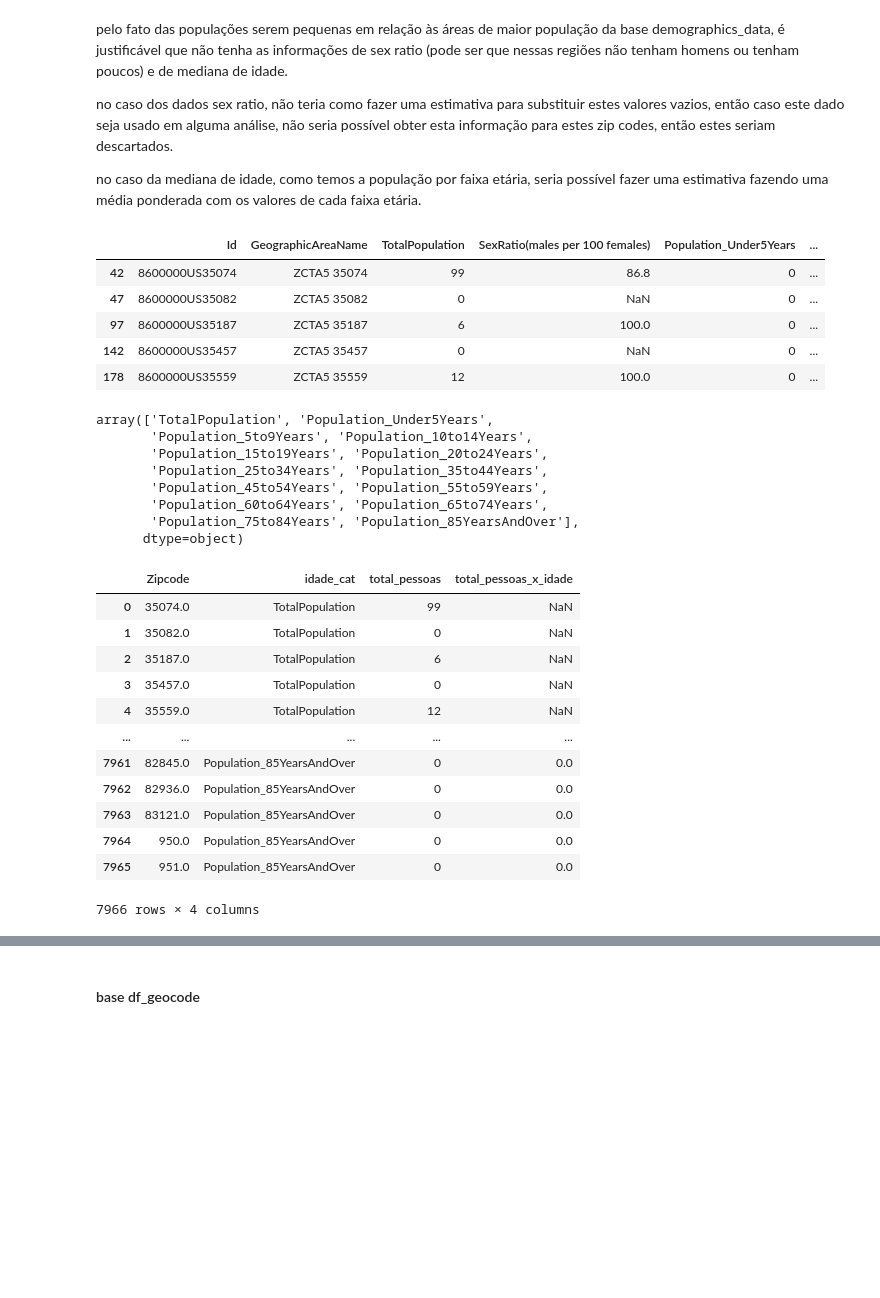
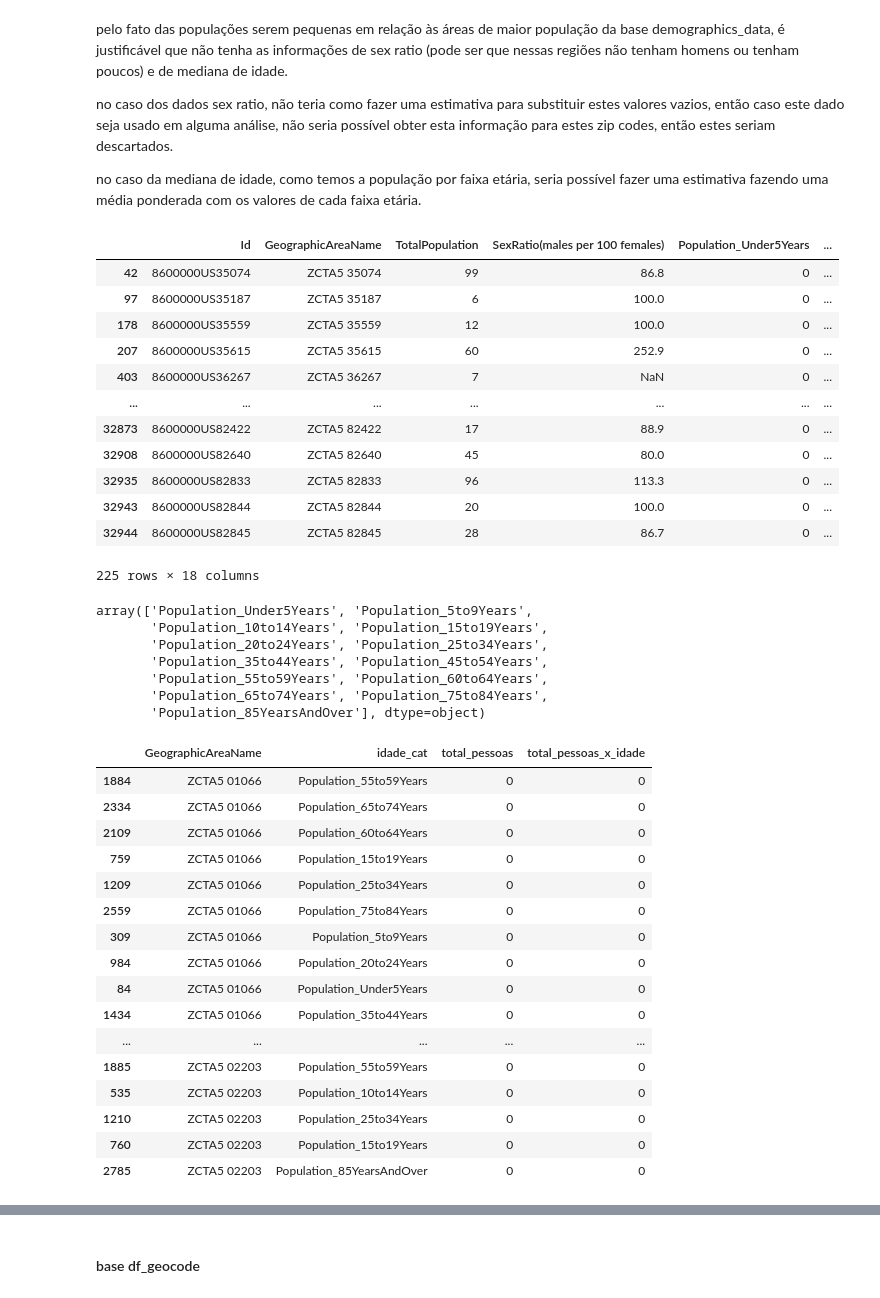
Before and after one commit to leticiafaria7/case-elogroup, a Jupyter notebook: 1_checagem-tratamento-dados.ipynb, the cells around one changed output, grey strips where cells are left out. Drawn from its saved outputs; the diff is of its cells as text; code cells hidden in the pictures; blank space fills up the shorter version.

```diff
--- a/1_checagem-tratamento-dados.ipynb
+++ b/1_checagem-tratamento-dados.ipynb
@@ -267,32 +260,39 @@ no caso da mediana de idade, como temos a população por faixa etária, seria p
 # %%
 ## FAZER OS CÁLCULOS PARA SUBSTITUIR OS VALORES
 missings_median_age = demographic_data[demographic_data['MedianAgeInYears'].isnull()]
-missings_median_age.head()
+missings_median_age = missings_median_age[missings_median_age['TotalPopulation'] > 0]
+missings_median_age
 # %% [output]
 |  | Id | GeographicAreaName | TotalPopulation | SexRatio(males per 100 females) | Population_Under5Years | ... |
 | 42 | 8600000US35074 | ZCTA5 35074 | 99 | 86.8 | 0 | ... |
-| 47 | 8600000US35082 | ZCTA5 35082 | 0 | NaN | 0 | ... |
 | 97 | 8600000US35187 | ZCTA5 35187 | 6 | 100.0 | 0 | ... |
-| 142 | 8600000US35457 | ZCTA5 35457 | 0 | NaN | 0 | ... |
 | 178 | 8600000US35559 | ZCTA5 35559 | 12 | 100.0 | 0 | ... |
+| 207 | 8600000US35615 | ZCTA5 35615 | 60 | 252.9 | 0 | ... |
+| 403 | 8600000US36267 | ZCTA5 36267 | 7 | NaN | 0 | ... |
+| ... | ... | ... | ... | ... | ... | ... |
+| 32873 | 8600000US82422 | ZCTA5 82422 | 17 | 88.9 | 0 | ... |
+| 32908 | 8600000US82640 | ZCTA5 82640 | 45 | 80.0 | 0 | ... |
+| 32935 | 8600000US82833 | ZCTA5 82833 | 96 | 113.3 | 0 | ... |
+| 32943 | 8600000US82844 | ZCTA5 82844 | 20 | 100.0 | 0 | ... |
+| 32944 | 8600000US82845 | ZCTA5 82845 | 28 | 86.7 | 0 | ... |
+225 rows × 18 columns
 # %%
 # removendo as colunas desnecessárias
 
-missings_median_age2 = missings_median_age.drop(['Id', 'GeographicAreaName', 'SexRatio(males per 100 females)', 'MedianAgeInYears'], axis = 1)
+missings_median_age2 = missings_median_age.drop(['Id', 'SexRatio(males per 100 females)', 'MedianAgeInYears', 'TotalPopulation'], axis = 1)
 
 # pivotando a tabela para calcular a média ponderada
 
-missings_long = pd.melt(missings_median_age2, id_vars=['Zipcode'], var_name = 'idade_cat', value_name = 'total_pessoas')
+missings_long = pd.melt(missings_median_age2, id_vars=['GeographicAreaName'], var_name = 'idade_cat', value_name = 'total_pessoas')
 missings_long['idade_cat'].unique()
 # %% [output]
-array(['TotalPopulation', 'Population_Under5Years',
-       'Population_5to9Years', 'Population_10to14Years',
-       'Population_15to19Years', 'Population_20to24Years',
-       'Population_25to34Years', 'Population_35to44Years',
-       'Population_45to54Years', 'Population_55to59Years',
-       'Population_60to64Years', 'Population_65to74Years',
-       'Population_75to84Years', 'Population_85YearsAndOver'],
-      dtype=object)
+array(['Population_Under5Years', 'Population_5to9Years',
+       'Population_10to14Years', 'Population_15to19Years',
+       'Population_20to24Years', 'Population_25to34Years',
+       'Population_35to44Years', 'Population_45to54Years',
+       'Population_55to59Years', 'Population_60to64Years',
+       'Population_65to74Years', 'Population_75to84Years',
+       'Population_85YearsAndOver'], dtype=object)
 # %%
 # criar uma coluna que substitua os intervalos de idade pela idade do meio de cada intervalo
 
@@ -328,18 +328,22 @@ missings_long2 = missings_long
 missings_long2['idade_meio'] = missings_long2['idade_cat'].apply(idade_meio)
 missings_long2['total_pessoas_x_idade'] = missings_long['total_pessoas'] * missings_long['idade_meio']
 missings_long2 = missings_long2.drop('idade_meio', axis = 1)
-missings_long2
+missings_long2.sort_values('GeographicAreaName').head(20)
 # %% [output]
-|  | Zipcode | idade_cat | total_pessoas | total_pessoas_x_idade |
-| 0 | 35074.0 | TotalPopulation | 99 | NaN |
-| 1 | 35082.0 | TotalPopulation | 0 | NaN |
-| 2 | 35187.0 | TotalPopulation | 6 | NaN |
-| 3 | 35457.0 | TotalPopulation | 0 | NaN |
-| 4 | 35559.0 | TotalPopulation | 12 | NaN |
+|  | GeographicAreaName | idade_cat | total_pessoas | total_pessoas_x_idade |
+| 1884 | ZCTA5 01066 | Population_55to59Years | 0 | 0 |
+| 2334 | ZCTA5 01066 | Population_65to74Years | 0 | 0 |
+| 2109 | ZCTA5 01066 | Population_60to64Years | 0 | 0 |
+| 759 | ZCTA5 01066 | Population_15to19Years | 0 | 0 |
+| 1209 | ZCTA5 01066 | Population_25to34Years | 0 | 0 |
+| 2559 | ZCTA5 01066 | Population_75to84Years | 0 | 0 |
+| 309 | ZCTA5 01066 | Population_5to9Years | 0 | 0 |
+| 984 | ZCTA5 01066 | Population_20to24Years | 0 | 0 |
+| 84 | ZCTA5 01066 | Population_Under5Years | 0 | 0 |
+| 1434 | ZCTA5 01066 | Population_35to44Years | 0 | 0 |
 | ... | ... | ... | ... | ... |
-| 7961 | 82845.0 | Population_85YearsAndOver | 0 | 0.0 |
-| 7962 | 82936.0 | Population_85YearsAndOver | 0 | 0.0 |
-| 7963 | 83121.0 | Population_85YearsAndOver | 0 | 0.0 |
-| 7964 | 950.0 | Population_85YearsAndOver | 0 | 0.0 |
-| 7965 | 951.0 | Population_85YearsAndOver | 0 | 0.0 |
+| 1885 | ZCTA5 02203 | Population_55to59Years | 0 | 0 |
+| 535 | ZCTA5 02203 | Population_10to14Years | 0 | 0 |
+| 1210 | ZCTA5 02203 | Population_25to34Years | 0 | 0 |
+| 760 | ZCTA5 02203 | Population_15to19Years | 0 | 0 |
+| 2785 | ZCTA5 02203 | Population_85YearsAndOver | 0 | 0 |
-7966 rows × 4 columns
```
Also changed, not shown: parts of 22 cells of this notebook.
